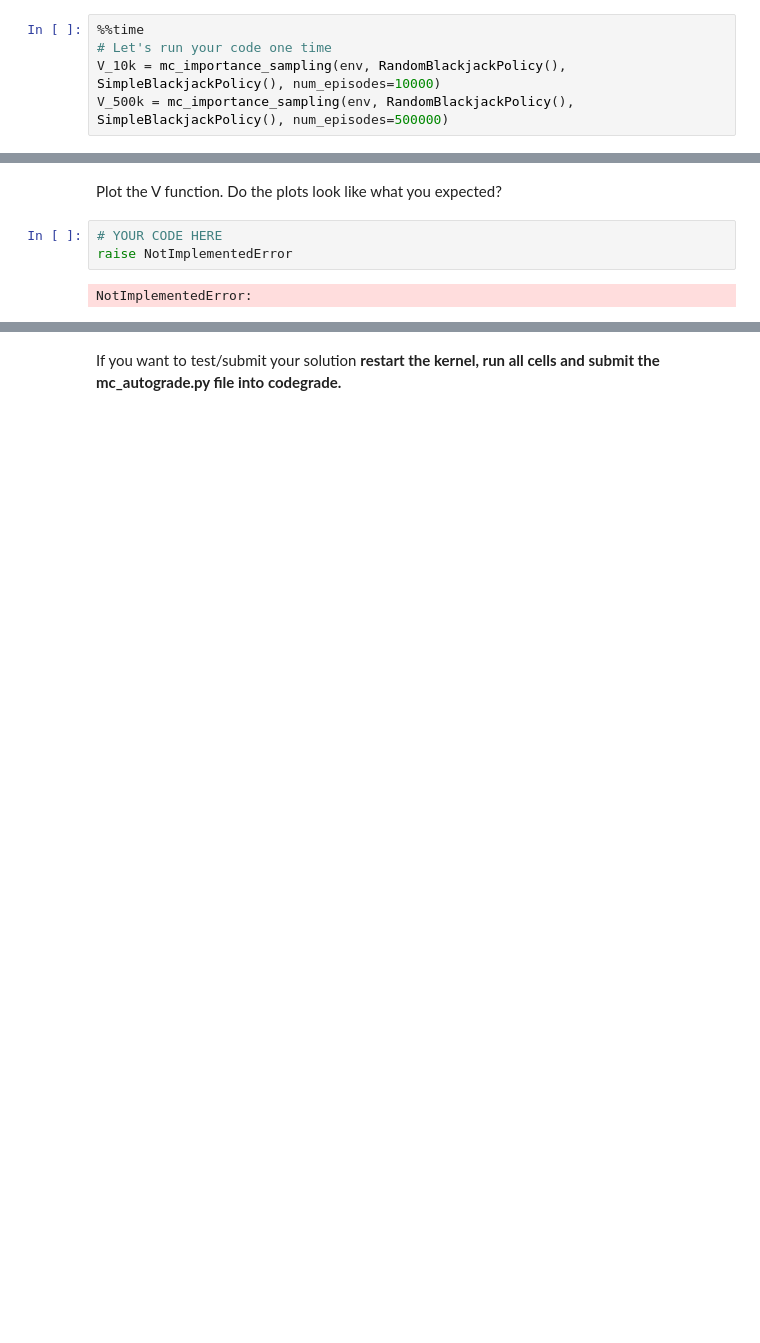
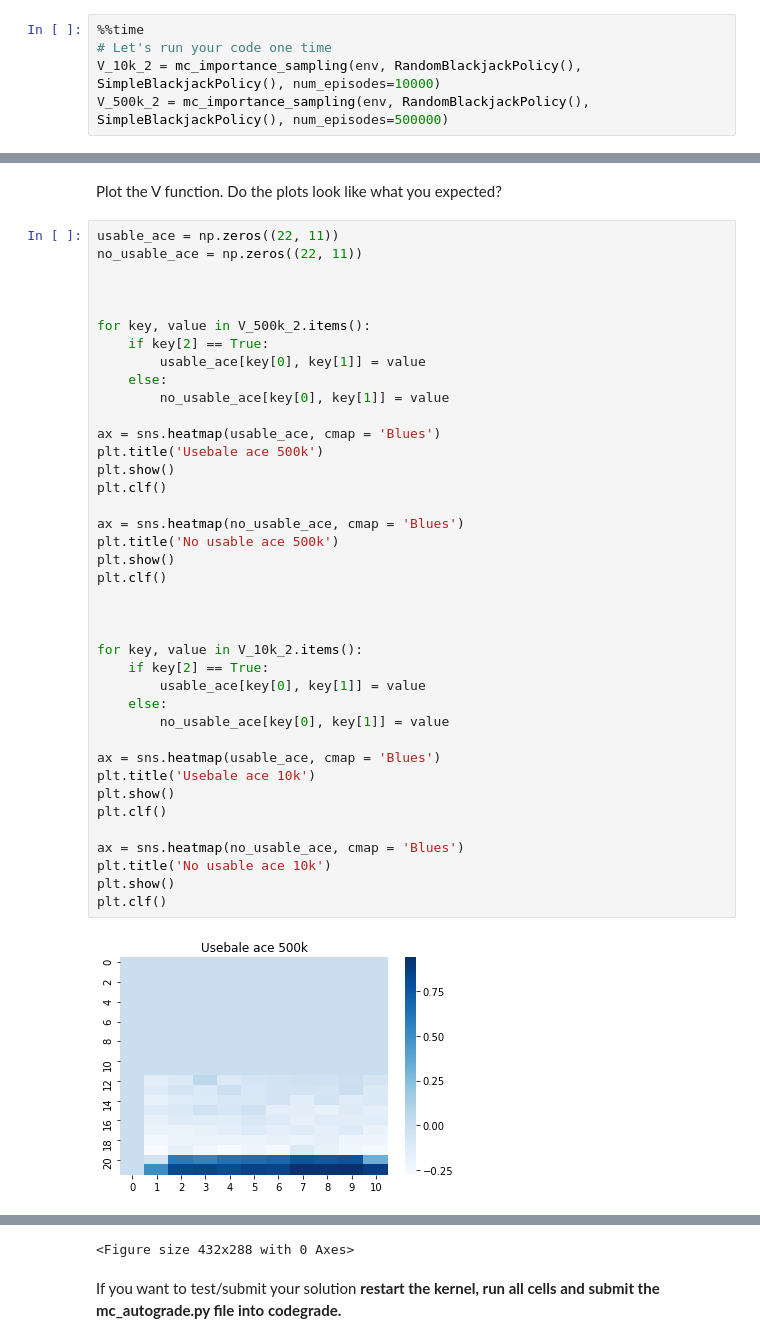
Before and after one commit to JJJHolscher/reinforcement_learning, a Jupyter notebook: lab2/MC_lab.ipynb, the cells around one changed output, grey strips where cells are left out. Drawn from its saved outputs; the diff is of its cells as text; blank space fills up the shorter version.

```diff
--- a/lab2/MC_lab.ipynb
+++ b/lab2/MC_lab.ipynb
@@ -372,6 +576,6 @@ NotImplementedError:
 # %%
 %%time
 # Let's run your code one time
-V_10k = mc_importance_sampling(env, RandomBlackjackPolicy(), SimpleBlackjackPolicy(), num_episodes=10000)
-V_500k = mc_importance_sampling(env, RandomBlackjackPolicy(), SimpleBlackjackPolicy(), num_episodes=500000)
+V_10k_2 = mc_importance_sampling(env, RandomBlackjackPolicy(), SimpleBlackjackPolicy(), num_episodes=10000)
+V_500k_2 = mc_importance_sampling(env, RandomBlackjackPolicy(), SimpleBlackjackPolicy(), num_episodes=500000)
 # %% [output]
@@ -379,7 +583,43 @@ NotImplementedError:
 # %% [markdown]
 Plot the V function. Do the plots look like what you expected?
-# %%
-# YOUR CODE HERE
-raise NotImplementedError
-# %% [output]
-NotImplementedError:
+# %%
+usable_ace = np.zeros((22, 11))
+no_usable_ace = np.zeros((22, 11))
+
+
+
+for key, value in V_500k_2.items():
+    if key[2] == True:
+        usable_ace[key[0], key[1]] = value
+    else:
+        no_usable_ace[key[0], key[1]] = value
+
+ax = sns.heatmap(usable_ace, cmap = 'Blues')
+plt.title('Usebale ace 500k')
+plt.show()
+plt.clf()
+
+ax = sns.heatmap(no_usable_ace, cmap = 'Blues')
+plt.title('No usable ace 500k')
+plt.show()
+plt.clf()
+
+
+
+for key, value in V_10k_2.items():
+    if key[2] == True:
+        usable_ace[key[0], key[1]] = value
+    else:
+        no_usable_ace[key[0], key[1]] = value
+
+ax = sns.heatmap(usable_ace, cmap = 'Blues')
+plt.title('Usebale ace 10k')
+plt.show()
+plt.clf()
+
+ax = sns.heatmap(no_usable_ace, cmap = 'Blues')
+plt.title('No usable ace 10k')
+plt.show()
+plt.clf()
+# %% [output]
+[figure, added]
@@ -386,2 +629,3 @@ NotImplementedError:
+<Figure size 432x288 with 0 Axes>
 # %% [markdown]
 If you want to test/submit your solution **restart the kernel, run all cells and submit the mc_autograde.py file into codegrade.**
```
Also changed, not shown: parts of 20 cells of this notebook, 1 other file.
